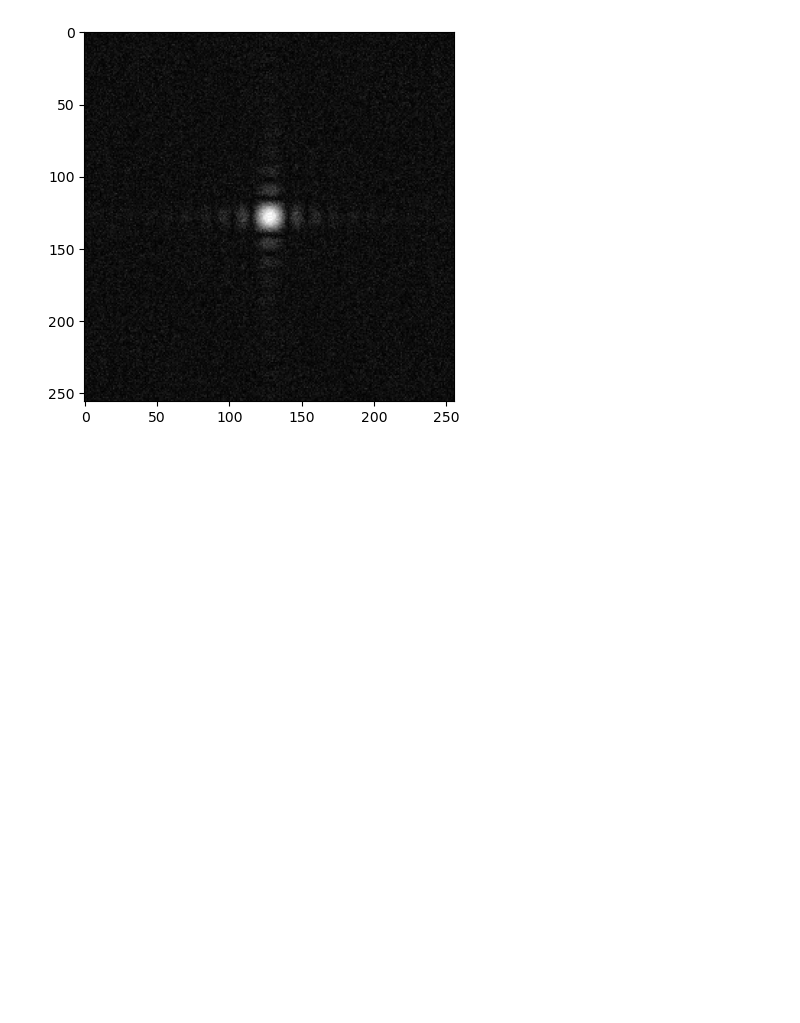
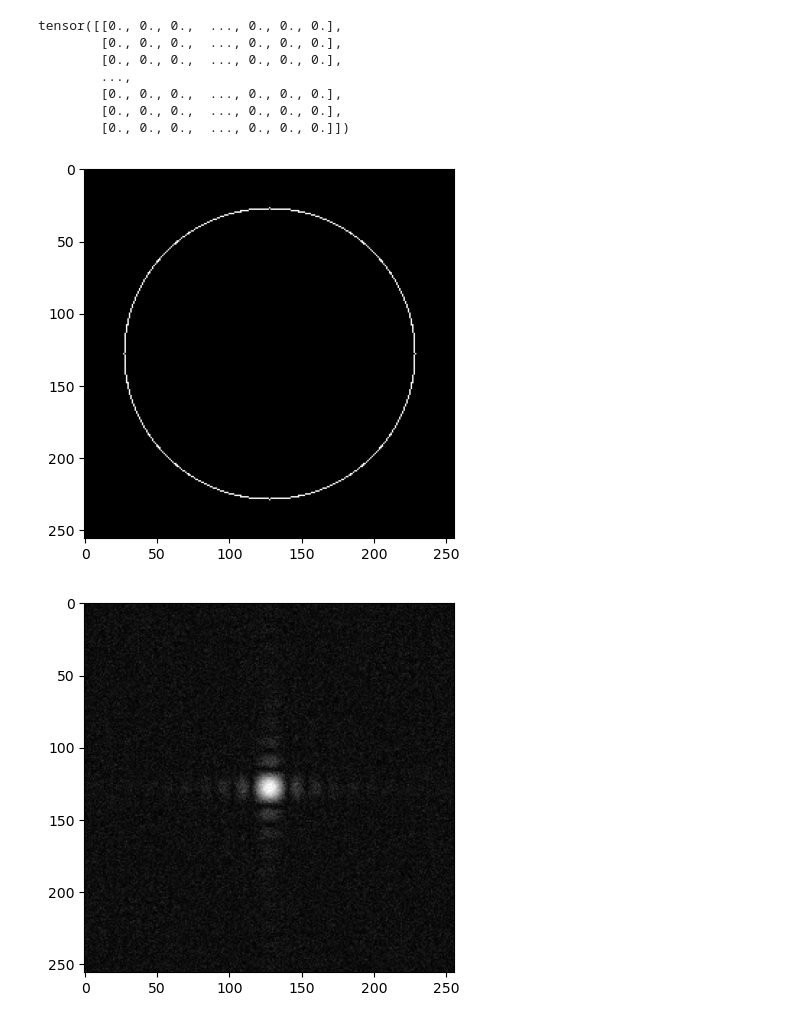
Before and after one commit to bmandracchia/bioMONAI, a Jupyter notebook: nbs/fourier_ring_correlation.ipynb, the cells around one changed output. Drawn from its saved outputs; the diff is of its cells as text; code cells hidden in the pictures; blank space fills up the shorter version.

```diff
--- a/nbs/fourier_ring_correlation.ipynb
+++ b/nbs/fourier_ring_correlation.ipynb
@@ -34,0 +41,33 @@ tensor(-0.0044)
+# %%
+
+def radial_mask(r, cx=128, cy=128, sx=None, sy=None, delta=1):
+    if sx is None:
+        sx = torch.arange(0, 256)
+    if sy is None:
+        sy = torch.arange(0, 256)
+
+    ind = (sx.unsqueeze(0) - cx) ** 2 + (sy.unsqueeze(1) - cy) ** 2
+    ind1 = ind <= ((r[0] + delta) ** 2)
+    ind2 = ind > (r[0] ** 2)
+
+    return (ind1 * ind2).float()
+
+# Ejemplo de uso:
+r = torch.tensor([100.0])  # Radio de ejemplo
+mask = radial_mask(r)
+print(mask)
+
+tensor_numpy = np.abs(mask.numpy())
+
+# Mostrar el arreglo usando Matplotlib
+plt.imshow(tensor_numpy, cmap='gray')
+plt.show()
+# %% [output]
+tensor([[0., 0., 0.,  ..., 0., 0., 0.],
+        [0., 0., 0.,  ..., 0., 0., 0.],
+        [0., 0., 0.,  ..., 0., 0., 0.],
+        ...,
+        [0., 0., 0.,  ..., 0., 0., 0.],
+        [0., 0., 0.,  ..., 0., 0., 0.],
+        [0., 0., 0.,  ..., 0., 0., 0.]])
+[figure, added]
```
Also changed, not shown: parts of 3 cells of this notebook, 4 other files.
